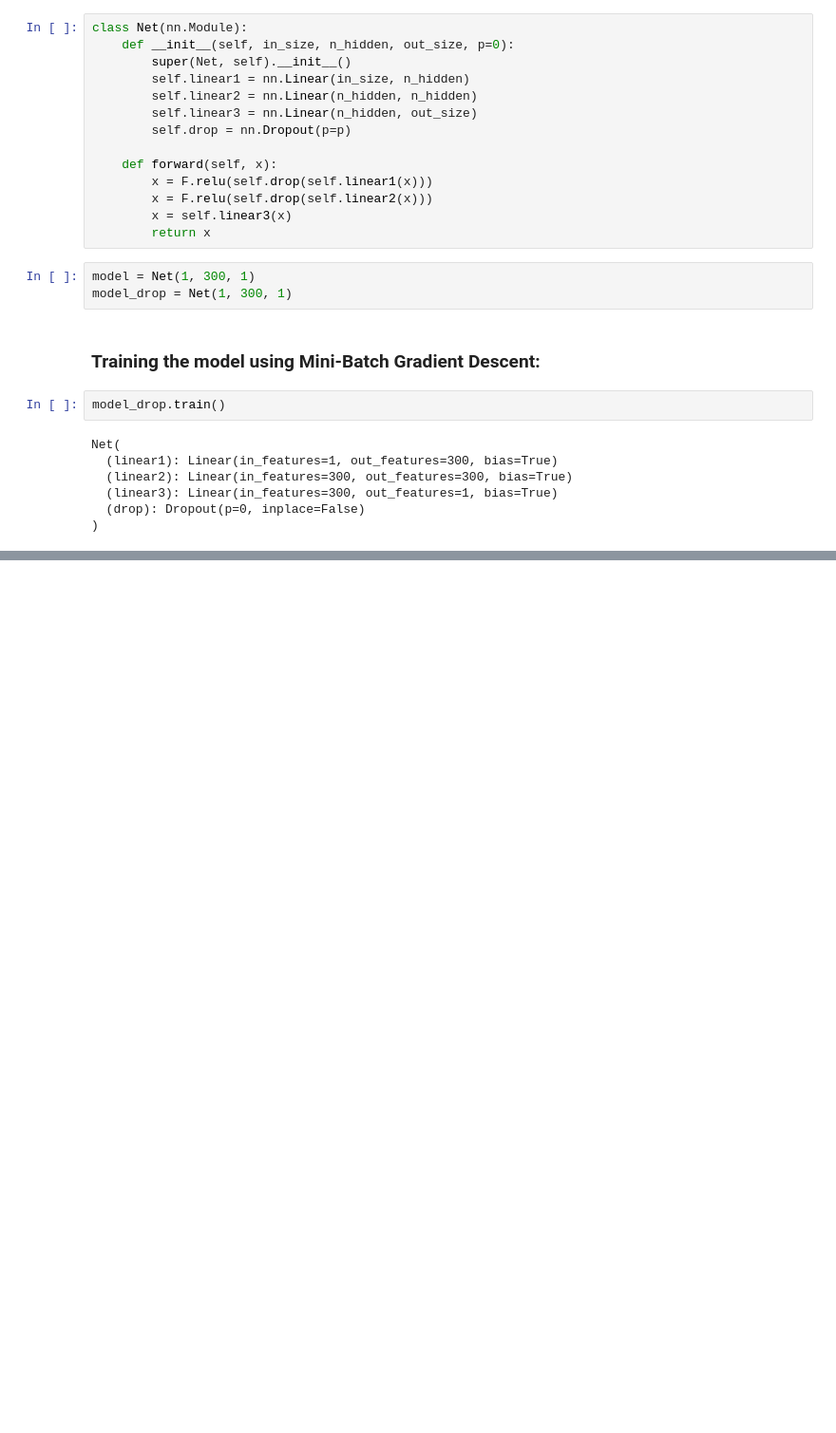
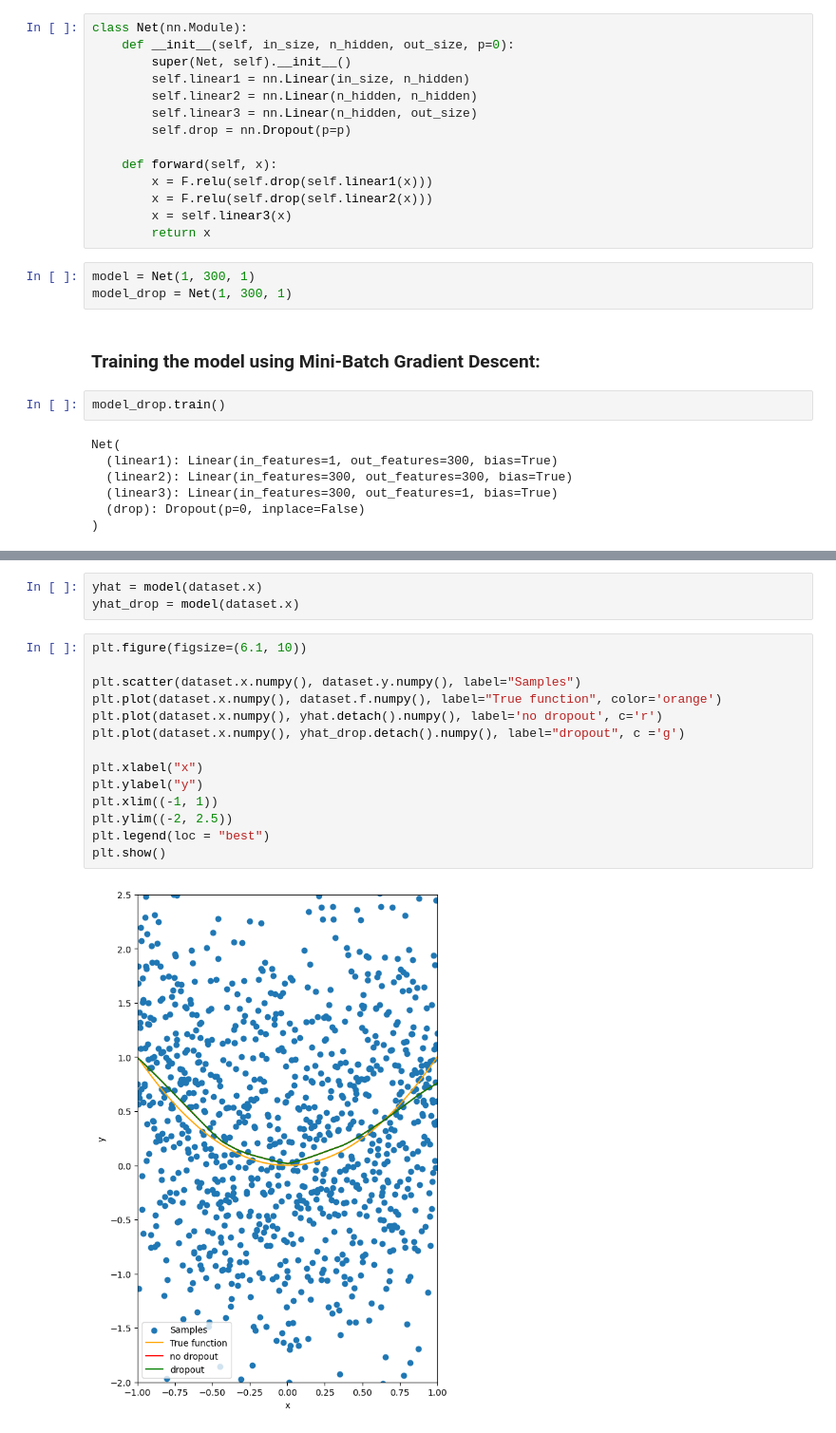
Before and after one commit to saianish03/PyTorch_Learn, a Jupyter notebook: NeuralNets.ipynb, the cells around one changed output, grey strips where cells are left out. Shown at 95% size. Saved outputs shown, nothing was run; the diff lists cells and outputs as text; blank space fills up the shorter version.

```diff
--- a/NeuralNets.ipynb
+++ b/NeuralNets.ipynb
@@ -291,0 +327,19 @@ opti = optim.SGD()
+# %%
+yhat = model(dataset.x)
+yhat_drop = model(dataset.x)
+# %%
+plt.figure(figsize=(6.1, 10))
+
+plt.scatter(dataset.x.numpy(), dataset.y.numpy(), label="Samples")
+plt.plot(dataset.x.numpy(), dataset.f.numpy(), label="True function", color='orange')
+plt.plot(dataset.x.numpy(), yhat.detach().numpy(), label='no dropout', c='r')
+plt.plot(dataset.x.numpy(), yhat_drop.detach().numpy(), label="dropout", c ='g')
+
+plt.xlabel("x")
+plt.ylabel("y")
+plt.xlim((-1, 1))
+plt.ylim((-2, 2.5))
+plt.legend(loc = "best")
+plt.show()
+# %% [output]
+[figure, added]
```
Also changed, not shown: parts of 44 cells of this notebook.
